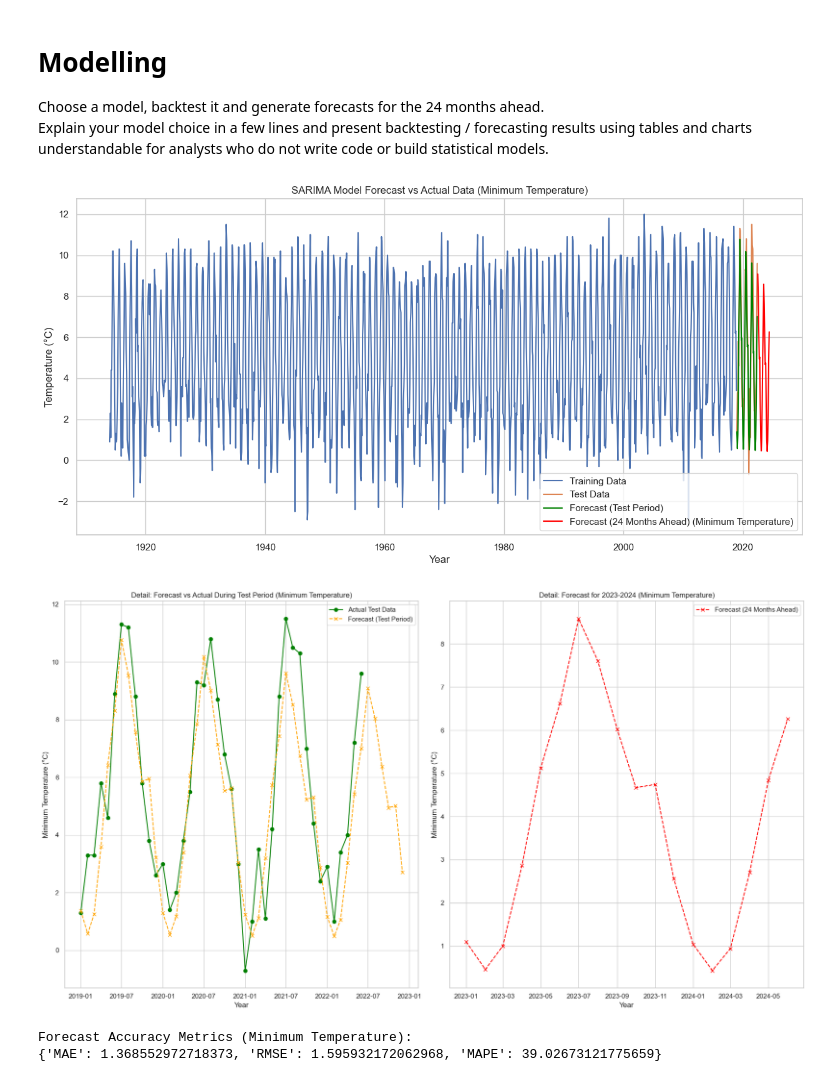
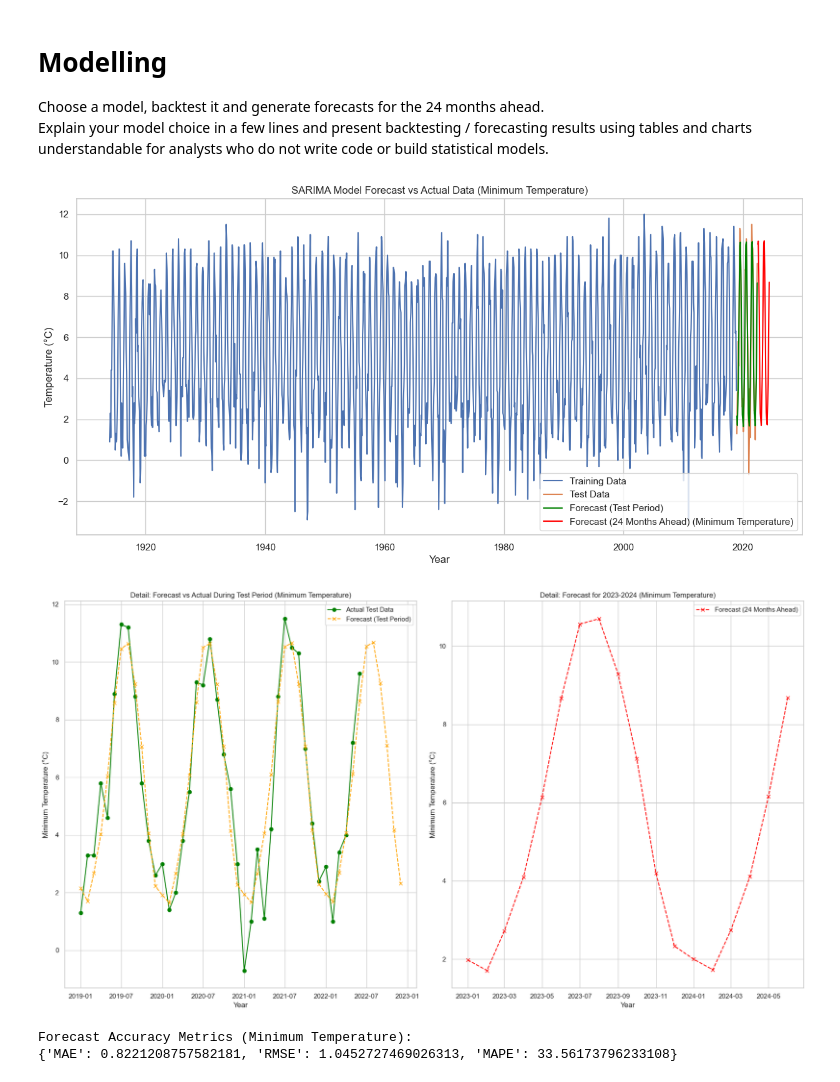
Before and after one commit to ojs77/ea-case-study, a Jupyter notebook: Case study.ipynb, the cells around one changed output. Cells and saved outputs as stored; diff of their text form; code cells hidden in the pictures.

Commit message:
Updated SARIMA parameters

```diff
--- a/Case study.ipynb
+++ b/Case study.ipynb
@@ -367,40 +367,40 @@ class SARIMAModeller:
         mape = np.mean(np.abs((test_data - forecast_data[:len(test_data)]) / test_data)) * 100
         metrics = {
             "MAE": mae,
             "RMSE": rmse,
             "MAPE": mape
         }
         return metrics
 
 modeller = SARIMAModeller(wick_airport_data, 'tmin')
 
 find_optimum_parameters = False
 modeller.interpolate_missing_data()
 train_data, test_data = modeller.train_test_split_custom(train_end_year=2018, test_end_year=2022)
 if find_optimum_parameters:
     order, seasonal_order = modeller.identify_optimal_sarima_parameters()
 else:
-    stored_optimum_results = {
-        "tmin": {"order": (1, 0, 0), "seasonal_order": (1, 0, 0, 12)},
+    stored_initial_parameters = {
+        "tmin": {"order": (1, 1, 1), "seasonal_order": (1, 1, 1, 12)},
         "tmax": {"order": (3, 1, 1), "seasonal_order": (2, 0, 1, 12)}
     }
-    order = stored_optimum_results[modeller.column_name]["order"]
-    seasonal_order = stored_optimum_results[modeller.column_name]["seasonal_order"]
+    order = stored_initial_parameters[modeller.column_name]["order"]
+    seasonal_order = stored_initial_parameters[modeller.column_name]["seasonal_order"]
 
 sarima_result = modeller.fit_sarima(train_data, order, seasonal_order)
 forecast, forecast_index = modeller.forecast_sarima(sarima_result, test_data, 24)
 forecast_series = pd.Series(forecast.predicted_mean.values, index=forecast_index)
 
 modeller.plot_forecast(train_data, test_data, forecast_series, forecasting_months=24)
 modeller.plot_forecast_narrow(test_data, forecast_series, forecasting_months=24)
 
 metrics = modeller.calculate_forecast_accuracy_metrics(test_data, forecast_series)
 print(f"Forecast Accuracy Metrics ({modeller.column_name_taxonomy[modeller.column_name]}):")
 print(metrics)
 # %% [output]
-[figure, old version]
+[figure, new version]
-[figure, old version]
+[figure, new version]
 Forecast Accuracy Metrics (Minimum Temperature):
-{'MAE': 1.368552972718373, 'RMSE': 1.595932172062968, 'MAPE': 39.02673121775659}
+{'MAE': 0.8221208757582181, 'RMSE': 1.0452727469026313, 'MAPE': 33.56173796233108}
 # %% [markdown]
 ## Minimum Temperature Analysis
```
Also changed, not shown: parts of 1 cell of this notebook.
